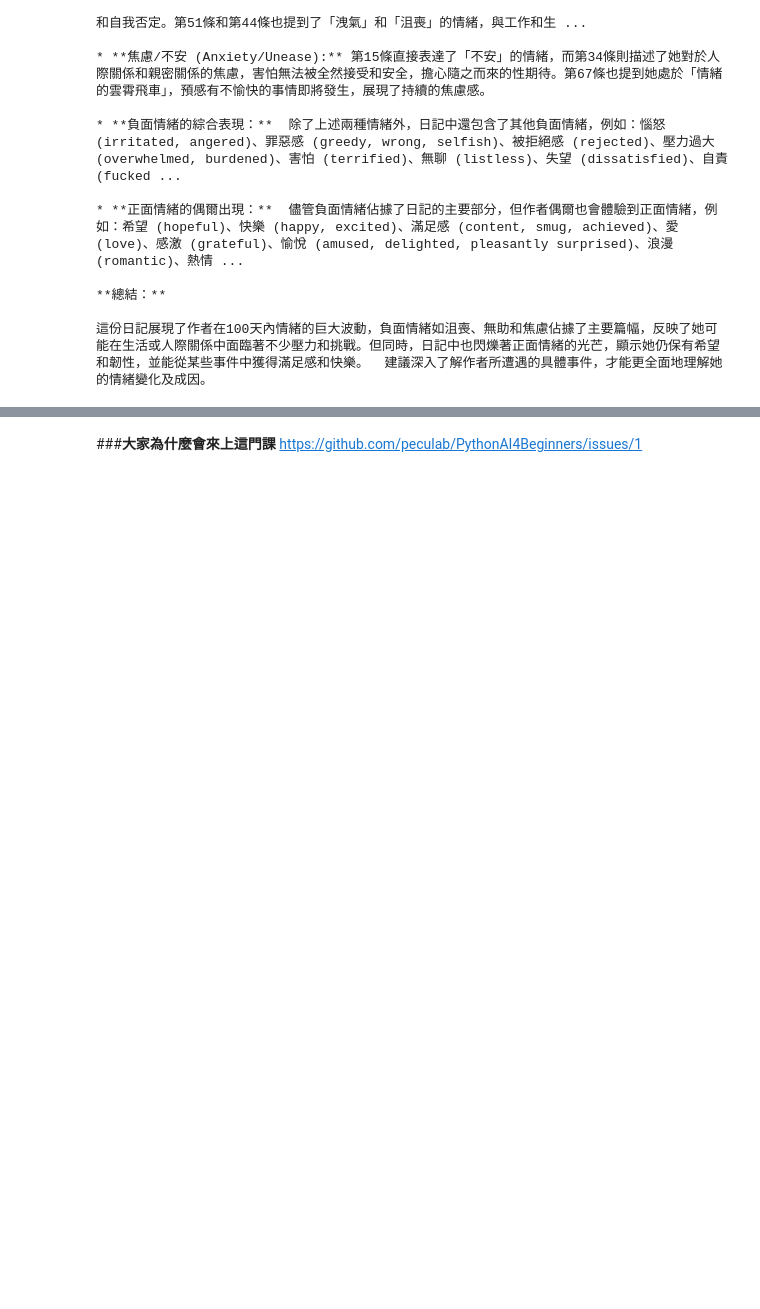
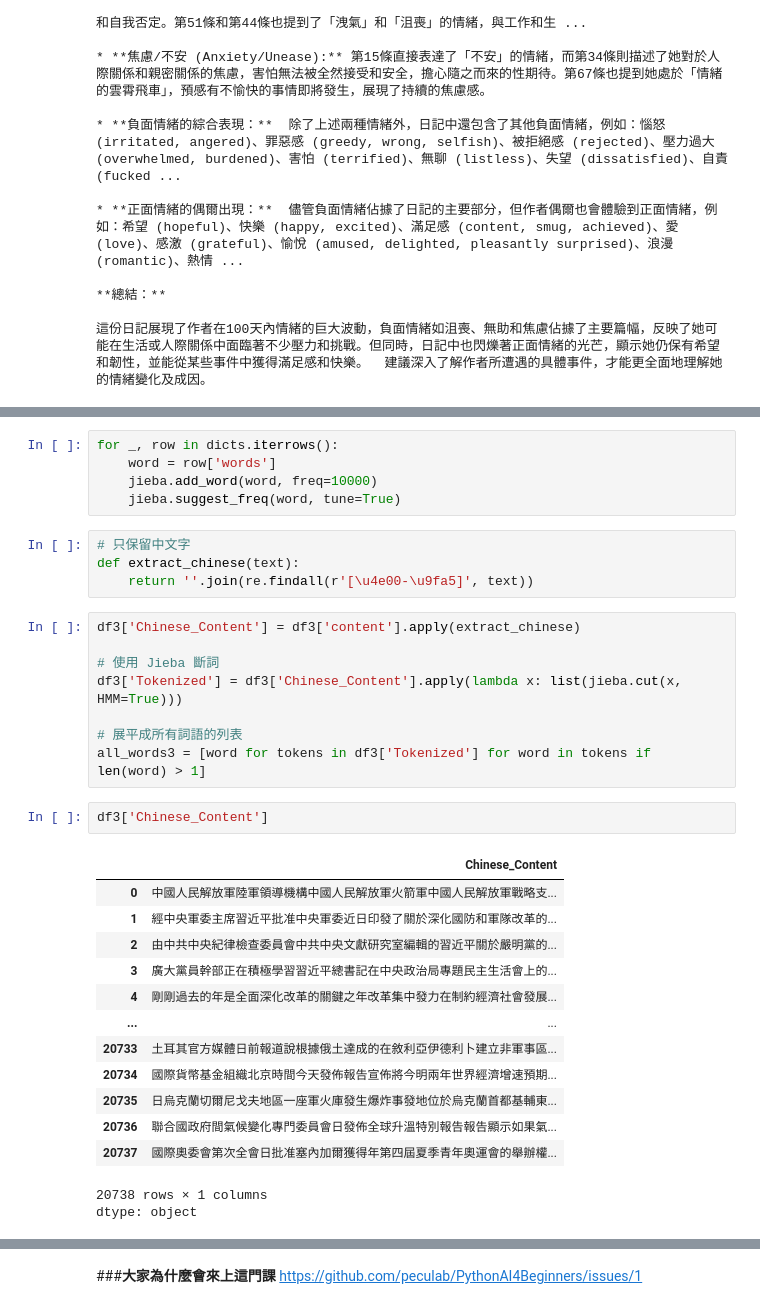
Before and after one commit to leokao960811/ProgrammingLang, a Jupyter notebook: W7_TextAnalyze.ipynb, the cells around one changed output, grey strips where cells are left out. Saved outputs shown, nothing was run; the diff lists cells and outputs as text; blank space fills up the shorter version.

```diff
--- a/W7_TextAnalyze.ipynb
+++ b/W7_TextAnalyze.ipynb
@@ -145,0 +254,34 @@ print(response.text)
+# %%
+for _, row in dicts.iterrows():
+    word = row['words']
+    jieba.add_word(word, freq=10000)
+    jieba.suggest_freq(word, tune=True)
+# %%
+# 只保留中文字
+def extract_chinese(text):
+    return ''.join(re.findall(r'[\u4e00-\u9fa5]', text))
+# %%
+df3['Chinese_Content'] = df3['content'].apply(extract_chinese)
+
+# 使用 Jieba 斷詞
+df3['Tokenized'] = df3['Chinese_Content'].apply(lambda x: list(jieba.cut(x, HMM=True)))
+
+# 展平成所有詞語的列表
+all_words3 = [word for tokens in df3['Tokenized'] for word in tokens if len(word) > 1]
+# %%
+df3['Chinese_Content']
+# %% [output]
+|  | Chinese_Content |
+| 0 | 中國人民解放軍陸軍領導機構中國人民解放軍火箭軍中國人民解放軍戰略支... |
+| 1 | 經中央軍委主席習近平批准中央軍委近日印發了關於深化國防和軍隊改革的... |
+| 2 | 由中共中央紀律檢查委員會中共中央文獻研究室編輯的習近平關於嚴明黨的... |
+| 3 | 廣大黨員幹部正在積極學習習近平總書記在中央政治局專題民主生活會上的... |
+| 4 | 剛剛過去的年是全面深化改革的關鍵之年改革集中發力在制約經濟社會發展... |
+| ... | ... |
+| 20733 | 土耳其官方媒體日前報道說根據俄土達成的在敘利亞伊德利卜建立非軍事區... |
+| 20734 | 國際貨幣基金組織北京時間今天發佈報告宣佈將今明兩年世界經濟增速預期... |
+| 20735 | 日烏克蘭切爾尼戈夫地區一座軍火庫發生爆炸事發地位於烏克蘭首都基輔東... |
+| 20736 | 聯合國政府間氣候變化專門委員會日發佈全球升溫特別報告報告顯示如果氣... |
+| 20737 | 國際奧委會第次全會日批准塞內加爾獲得年第四屆夏季青年奧運會的舉辦權... |
+20738 rows × 1 columns
+dtype: object
```
Also changed, not shown: parts of 22 cells of this notebook.
